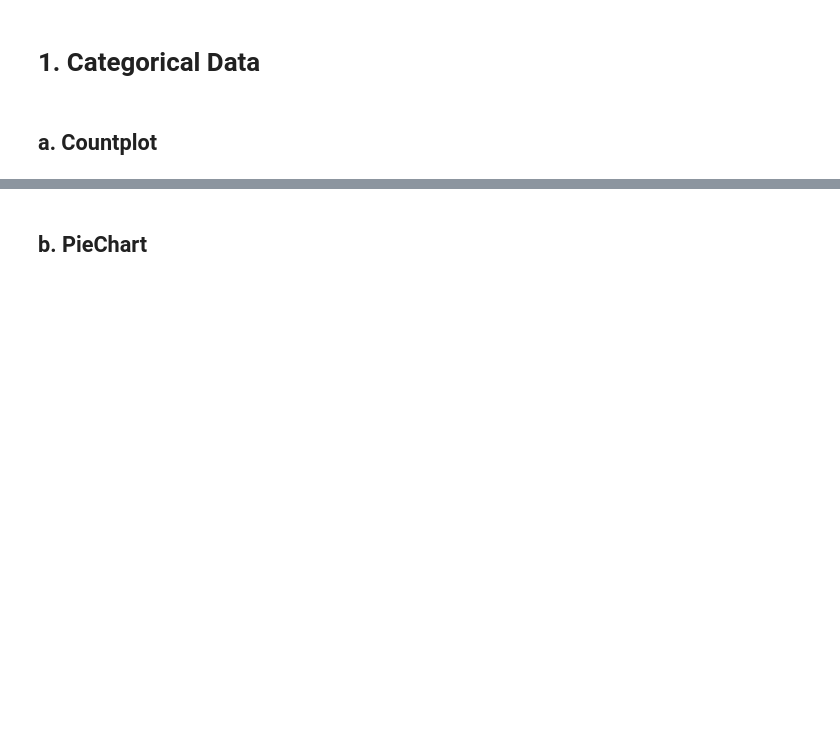
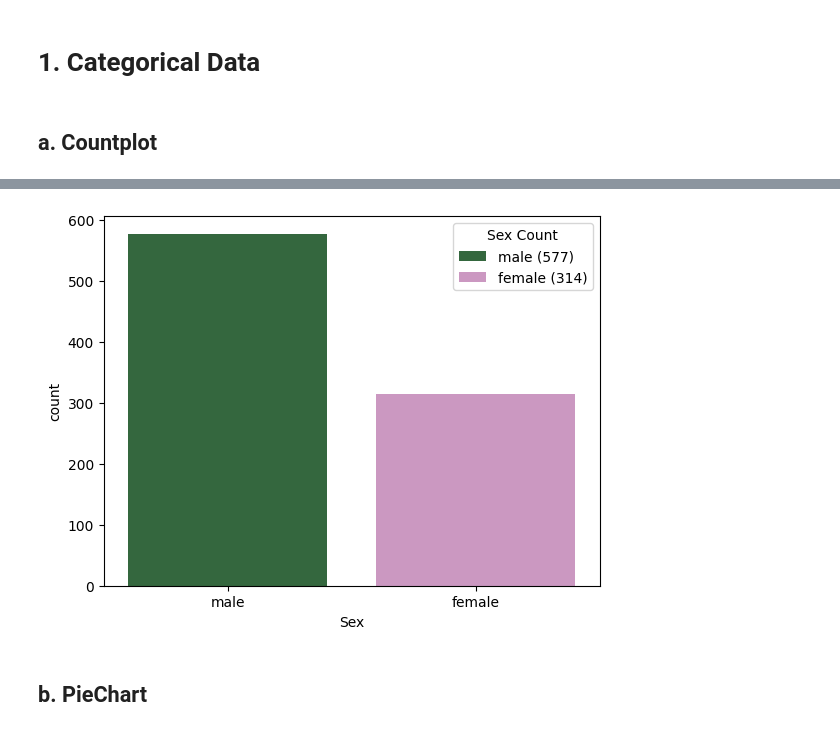
Before and after one commit to SohailKhanPAK/Uni-Variant-EDA--Exploratory-Data-Analysis-, a Jupyter notebook: Uni-Variant EDA (Exploratory Data Analysis).ipynb, the cells around one changed output, grey strips where cells are left out. Drawn from its saved outputs; the diff is of its cells as text; code cells hidden in the pictures; blank space fills up the shorter version.

```diff
--- a/Uni-Variant EDA (Exploratory Data Analysis).ipynb
+++ b/Uni-Variant EDA (Exploratory Data Analysis).ipynb
@@ -27,3 +54,20 @@ sns.countplot(df['Embarked'])
+# %%
+import seaborn as sns
+import matplotlib.pyplot as plt
+
+# Count values
+sex_counts = df['Sex'].value_counts()
+
+# Plot (hue کے بغیر تاکہ مسئلہ نہ ہو)
+ax = sns.countplot(x=df['Sex'], hue=df['Sex'], palette='cubehelix')
+
+# Custom legend using Matplotlib
+legend_labels = [f"{category} ({count})" for category, count in sex_counts.items()]
+plt.legend(legend_labels, title="Sex Count")
+
+plt.show()
+# %% [output]
+[figure, added]
 # %% [markdown]
 ## b. PieChart
 # %%
```
Also changed, not shown: parts of 3 cells of this notebook.
